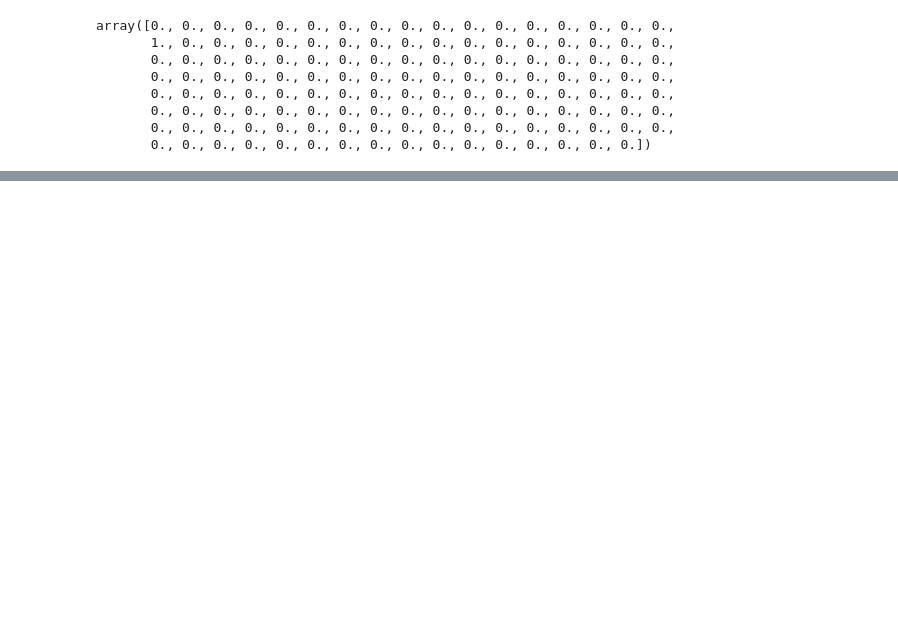
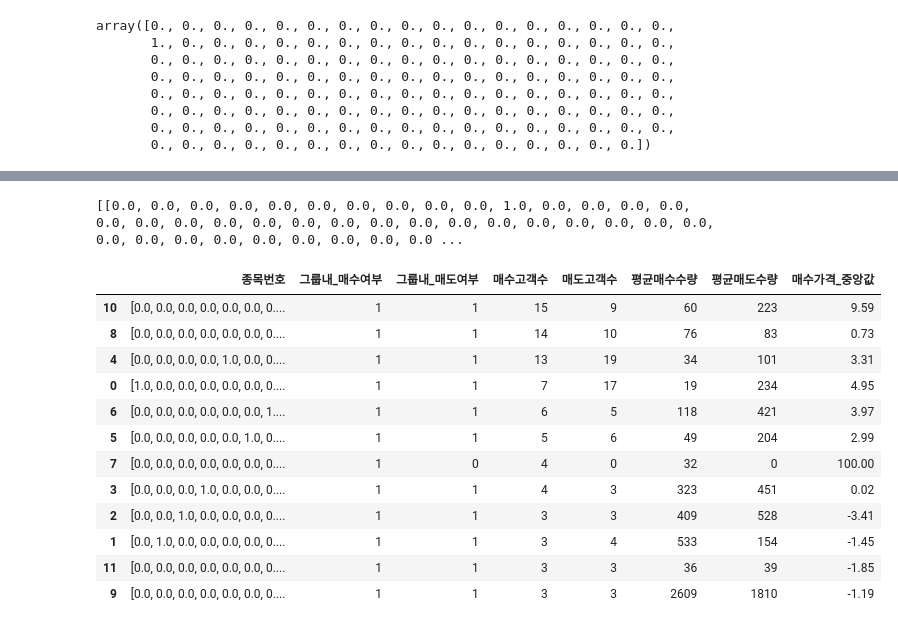
Before and after one commit to NahahaNahaha/Stock_MiraeAsset, a Jupyter notebook: ML_mirae.ipynb, the cells around one changed output, grey strips where cells are left out. Drawn from its saved outputs; the diff is of its cells as text; code cells hidden in the pictures; blank space fills up the shorter version.

```diff
--- a/ML_mirae.ipynb
+++ b/ML_mirae.ipynb
@@ -372,0 +575,22 @@ array([0., 0., 0., 0., 0., 0., 0., 0., 0., 0., 0., 0., 0., 0., 0., 0., 0.,
+# %%
+print(final_lst)
+# %% [output]
+[[0.0, 0.0, 0.0, 0.0, 0.0, 0.0, 0.0, 0.0, 0.0, 0.0, 1.0, 0.0, 0.0, 0.0, 0.0, 0.0, 0.0, 0.0, 0.0, 0.0, 0.0, 0.0, 0.0, 0.0, 0.0, 0.0, 0.0, 0.0, 0.0, 0.0, 0.0, 0.0, 0.0, 0.0, 0.0, 0.0, 0.0, 0.0, 0.0, 0.0 ...
+# %%
+f = pre_train_feature[0].drop(['Unnamed: 0','기준년월','그룹내고객수','그룹번호'], axis = 1)
+# %%
+f
+# %% [output]
+|  | 종목번호 | 그룹내_매수여부 | 그룹내_매도여부 | 매수고객수 | 매도고객수 | 평균매수수량 | 평균매도수량 | 매수가격_중앙값 |
+| 10 | [0.0, 0.0, 0.0, 0.0, 0.0, 0.0, 0.... | 1 | 1 | 15 | 9 | 60 | 223 | 9.59 |
+| 8 | [0.0, 0.0, 0.0, 0.0, 0.0, 0.0, 0.... | 1 | 1 | 14 | 10 | 76 | 83 | 0.73 |
+| 4 | [0.0, 0.0, 0.0, 0.0, 1.0, 0.0, 0.... | 1 | 1 | 13 | 19 | 34 | 101 | 3.31 |
+| 0 | [1.0, 0.0, 0.0, 0.0, 0.0, 0.0, 0.... | 1 | 1 | 7 | 17 | 19 | 234 | 4.95 |
+| 6 | [0.0, 0.0, 0.0, 0.0, 0.0, 0.0, 1.... | 1 | 1 | 6 | 5 | 118 | 421 | 3.97 |
+| 5 | [0.0, 0.0, 0.0, 0.0, 0.0, 1.0, 0.... | 1 | 1 | 5 | 6 | 49 | 204 | 2.99 |
+| 7 | [0.0, 0.0, 0.0, 0.0, 0.0, 0.0, 0.... | 1 | 0 | 4 | 0 | 32 | 0 | 100.00 |
+| 3 | [0.0, 0.0, 0.0, 1.0, 0.0, 0.0, 0.... | 1 | 1 | 4 | 3 | 323 | 451 | 0.02 |
+| 2 | [0.0, 0.0, 1.0, 0.0, 0.0, 0.0, 0.... | 1 | 1 | 3 | 3 | 409 | 528 | -3.41 |
+| 1 | [0.0, 1.0, 0.0, 0.0, 0.0, 0.0, 0.... | 1 | 1 | 3 | 4 | 533 | 154 | -1.45 |
+| 11 | [0.0, 0.0, 0.0, 0.0, 0.0, 0.0, 0.... | 1 | 1 | 3 | 3 | 36 | 39 | -1.85 |
+| 9 | [0.0, 0.0, 0.0, 0.0, 0.0, 0.0, 0.... | 1 | 1 | 3 | 3 | 2609 | 1810 | -1.19 |
```
Also changed, not shown: parts of 32 cells of this notebook.
